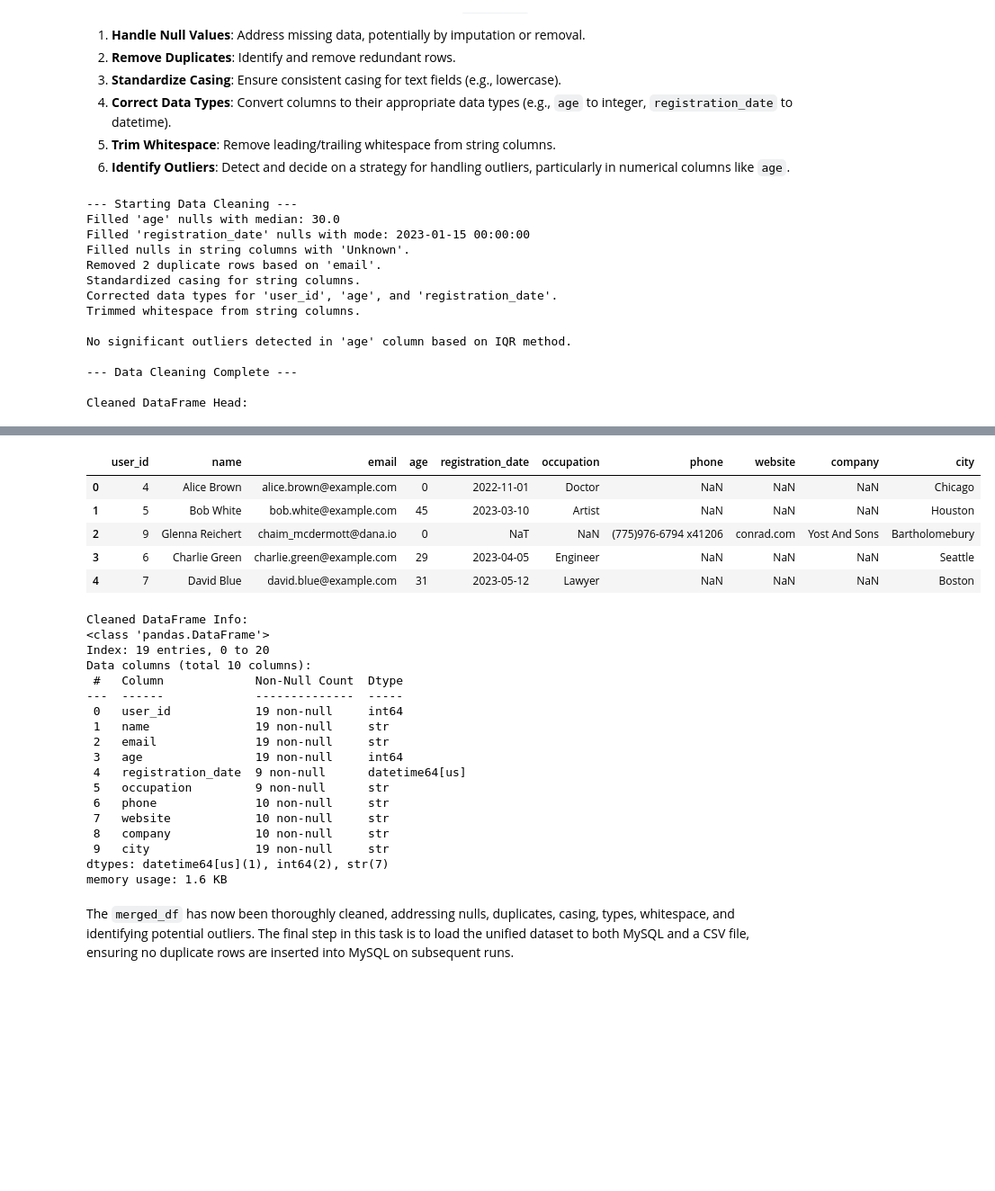
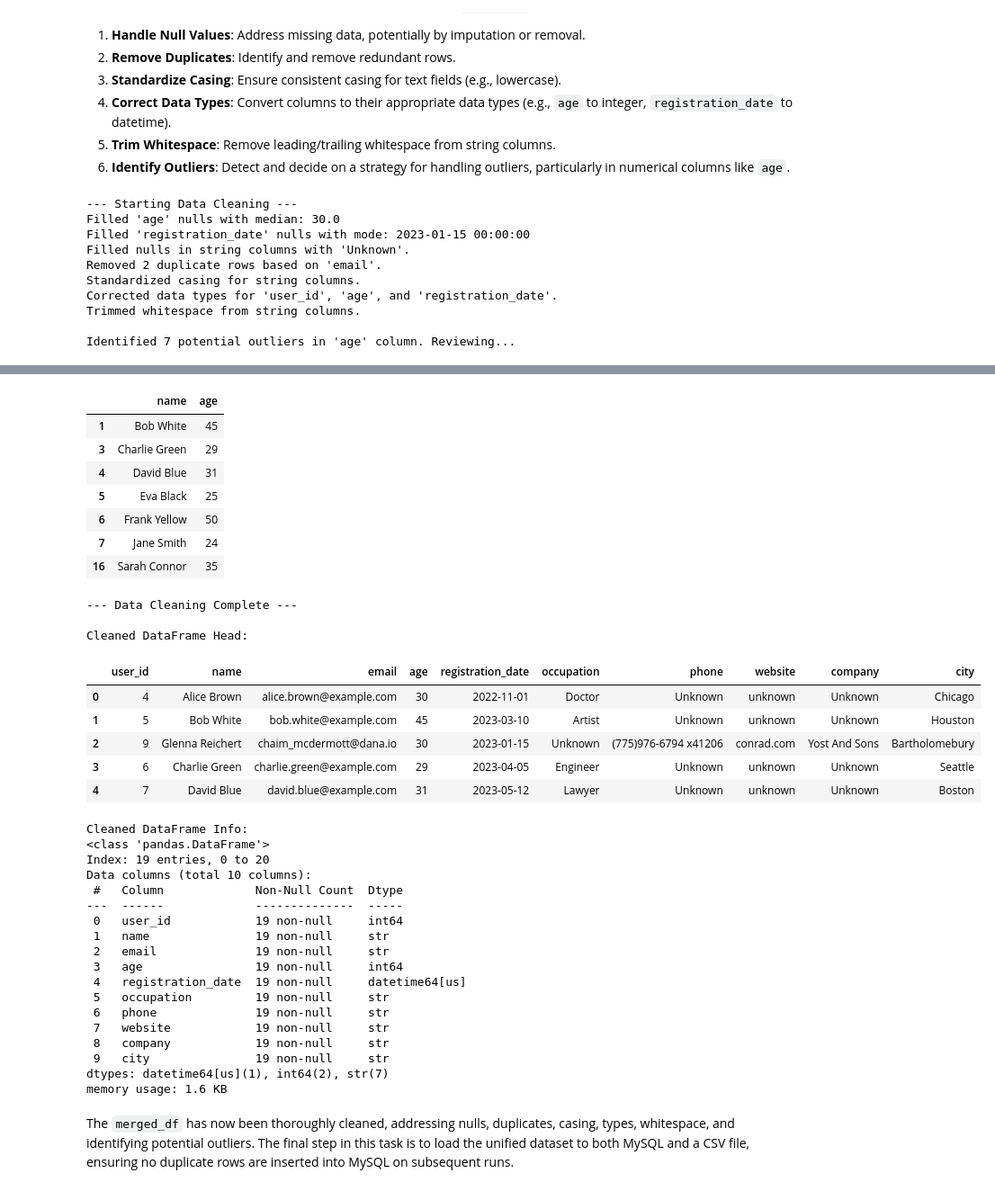
Before and after one commit to MaharjanSumit-59/AI_Data_Internship, a Jupyter notebook: week_4(ETL_Data_Cleaning)/Task_6/Task1.ipynb, the cells around one changed output, grey strips where cells are left out. Shown at 90% size. Drawn from its saved outputs; the diff is of its cells as text; code cells hidden in the pictures; blank space fills up the shorter version.

```diff
--- a/week_4(ETL_Data_Cleaning)/Task_6/Task1.ipynb
+++ b/week_4(ETL_Data_Cleaning)/Task_6/Task1.ipynb
@@ -257,21 +257,21 @@ print("--- Starting Data Cleaning ---")
 
 # Age imputation
 median_age = cleaned_df['age'].median()
-cleaned_df['age'].fillna(median_age, inplace=True)
+cleaned_df['age'] = cleaned_df['age'].fillna(median_age, inplace=True)
 print(f"Filled 'age' nulls with median: {median_age}")
 
 # Registration date - for simplicity, we'll fill with a common date or the mode.
 # Convert to datetime first to handle properly
 cleaned_df['registration_date'] = pd.to_datetime(cleaned_df['registration_date'], errors='coerce')
 mode_reg_date = cleaned_df['registration_date'].mode()[0]
-cleaned_df['registration_date'].fillna(mode_reg_date, inplace=True)
+cleaned_df['registration_date'] = cleaned_df['registration_date'].fillna(mode_reg_date, inplace=True)
 print(f"Filled 'registration_date' nulls with mode: {mode_reg_date}")
 
 # Fill nulls in other string columns with 'Unknown' or empty string
 string_cols_to_fill = ['occupation', 'phone', 'website', 'company']
 for col in string_cols_to_fill:
     if col in cleaned_df.columns:
-        cleaned_df[col].fillna('Unknown', inplace=True)
+        cleaned_df[col] = cleaned_df[col].fillna('Unknown', inplace=True)
 print("Filled nulls in string columns with 'Unknown'.")
 
 # 2. Remove Duplicates
@@ -337,8 +337,4 @@ Standardized casing for string columns.
 Corrected data types for 'user_id', 'age', and 'registration_date'.
 Trimmed whitespace from string columns.
 
-No significant outliers detected in 'age' column based on IQR method.
-
---- Data Cleaning Complete ---
-
-Cleaned DataFrame Head:
+Identified 7 potential outliers in 'age' column. Reviewing...
@@ -360,29 +356,40 @@ See the documentation for a more detailed explanation: https://pandas.pydata.org
 See https://pandas.pydata.org/docs/user_guide/migration-3-strings.html#string-migration-select-dtypes for details on how to write code that works with pandas 2 and 3.
   string_cols = cleaned_df.select_dtypes(include='object').columns
-|  | user_id | name | email | age | registration_date | occupation | phone | website | company | city |
-| 0 | 4 | Alice Brown | alice.brown@example.com | 0 | 2022-11-01 | Doctor | NaN | NaN | NaN | Chicago |
-| 1 | 5 | Bob White | bob.white@example.com | 45 | 2023-03-10 | Artist | NaN | NaN | NaN | Houston |
-| 2 | 9 | Glenna Reichert | chaim_mcdermott@dana.io | 0 | NaT | NaN | (775)976-6794 x41206 | conrad.com | Yost And Sons | Bartholomebury |
-| 3 | 6 | Charlie Green | charlie.green@example.com | 29 | 2023-04-05 | Engineer | NaN | NaN | NaN | Seattle |
-| 4 | 7 | David Blue | david.blue@example.com | 31 | 2023-05-12 | Lawyer | NaN | NaN | NaN | Boston |
+|  | name | age |
+| 1 | Bob White | 45 |
+| 3 | Charlie Green | 29 |
+| 4 | David Blue | 31 |
+| 5 | Eva Black | 25 |
+| 6 | Frank Yellow | 50 |
+| 7 | Jane Smith | 24 |
+| 16 | Sarah Connor | 35 |
-Cleaned DataFrame Info:
-<class 'pandas.DataFrame'>
-Index: 19 entries, 0 to 20
-Data columns (total 10 columns):
- #   Column             Non-Null Count  Dtype
----  ------             --------------  -----
- 0   user_id            19 non-null     int64
- 1   name               19 non-null     str
- 2   email              19 non-null     str
- 3   age                19 non-null     int64
- 4   registration_date  9 non-null      datetime64[us]
- 5   occupation         9 non-null      str
- 6   phone              10 non-null     str
- 7   website            10 non-null     str
- 8   company            10 non-null     str
- 9   city               19 non-null     str
-dtypes: datetime64[us](1), int64(2), str(7)
-memory usage: 1.6 KB
+--- Data Cleaning Complete ---
+
+Cleaned DataFrame Head:
+|  | user_id | name | email | age | registration_date | occupation | phone | website | company | city |
+| 0 | 4 | Alice Brown | alice.brown@example.com | 30 | 2022-11-01 | Doctor | Unknown | unknown | Unknown | Chicago |
+| 1 | 5 | Bob White | bob.white@example.com | 45 | 2023-03-10 | Artist | Unknown | unknown | Unknown | Houston |
+| 2 | 9 | Glenna Reichert | chaim_mcdermott@dana.io | 30 | 2023-01-15 | Unknown | (775)976-6794 x41206 | conrad.com | Yost And Sons | Bartholomebury |
+| 3 | 6 | Charlie Green | charlie.green@example.com | 29 | 2023-04-05 | Engineer | Unknown | unknown | Unknown | Seattle |
+| 4 | 7 | David Blue | david.blue@example.com | 31 | 2023-05-12 | Lawyer | Unknown | unknown | Unknown | Boston |
+Cleaned DataFrame Info:
+<class 'pandas.DataFrame'>
+Index: 19 entries, 0 to 20
+Data columns (total 10 columns):
+ #   Column             Non-Null Count  Dtype
+---  ------             --------------  -----
+ 0   user_id            19 non-null     int64
+ 1   name               19 non-null     str
+ 2   email              19 non-null     str
+ 3   age                19 non-null     int64
+ 4   registration_date  19 non-null     datetime64[us]
+ 5   occupation         19 non-null     str
+ 6   phone              19 non-null     str
+ 7   website            19 non-null     str
+ 8   company            19 non-null     str
+ 9   city               19 non-null     str
+dtypes: datetime64[us](1), int64(2), str(7)
+memory usage: 1.6 KB
 # %% [markdown]
 The `merged_df` has now been thoroughly cleaned, addressing nulls, duplicates, casing, types, whitespace, and identifying potential outliers. The final step in this task is to load the unified dataset to both MySQL and a CSV file, ensuring no duplicate rows are inserted into MySQL on subsequent runs.
 # %% [markdown]
```
Also changed, not shown: parts of 1 cell of this notebook, 1 other file.
